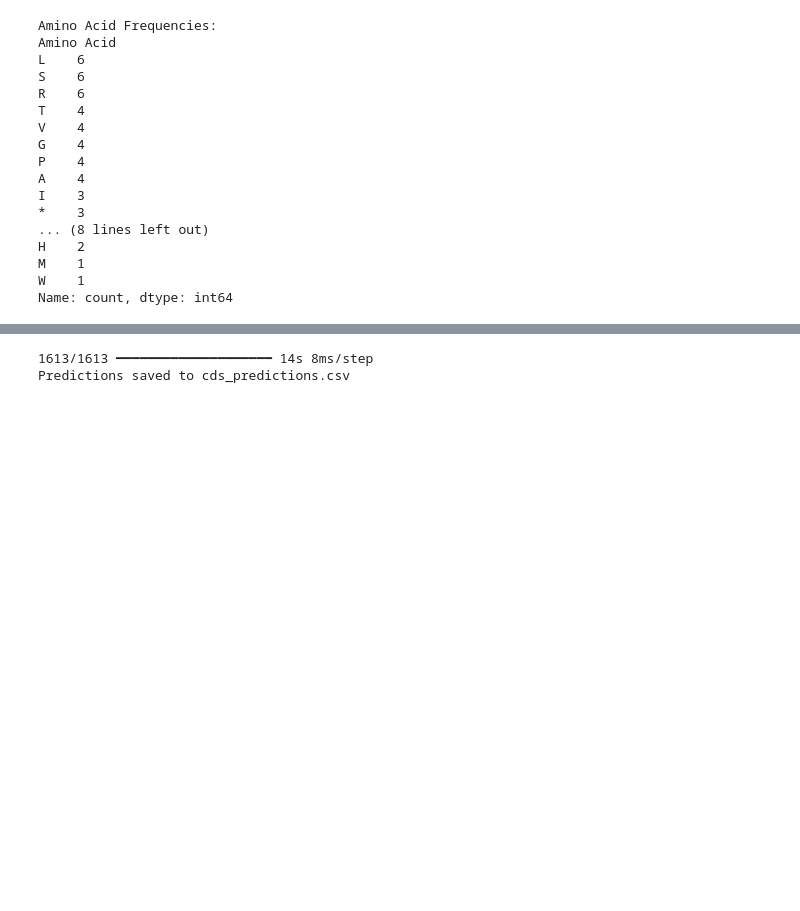
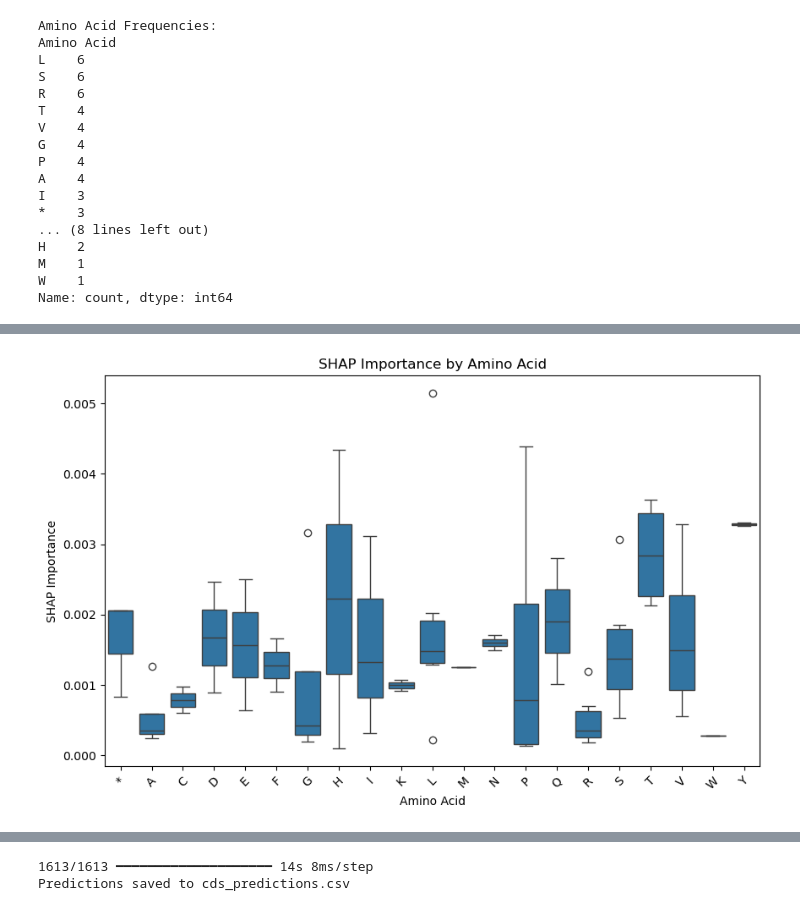
Before and after one commit to shreepatel0527/277B_Final_Project, a Jupyter notebook: most_updated_model.ipynb, the cells around one changed output, grey strips where cells are left out. Drawn from its saved outputs; the diff is of its cells as text; code cells hidden in the pictures; blank space fills up the shorter version.

Commit message:
aa analysis

```diff
--- a/most_updated_model.ipynb
+++ b/most_updated_model.ipynb
@@ -589,3 +594,14 @@ H    2
 M    1
 W    1
 Name: count, dtype: int64
+# %%
+# Aggregate SHAP importance by amino acid
+amino_acid_shap = dna_rna_amino_acid_df.groupby('Amino Acid')['SHAP Importance'].sum()
+
+# Combine counts and SHAP importance
+amino_acid_analysis = pd.DataFrame({
+    'Count': amino_acid_counts,
+    'Total SHAP Importance': amino_acid_shap
+}).sort_values(by='Total SHAP Importance', ascending=False)
+
+amino_acid_analysis
@@ -591,0 +627,14 @@ Name: count, dtype: int64
+# %%
+import matplotlib.pyplot as plt
+import seaborn as sns
+
+# Boxplot of SHAP Importance grouped by Amino Acid
+plt.figure(figsize=(10, 6))
+sns.boxplot(data=dna_rna_amino_acid_df, x='Amino Acid', y='SHAP Importance', order=amino_acid_shap.index)
+plt.title('SHAP Importance by Amino Acid')
+plt.xlabel('Amino Acid')
+plt.ylabel('SHAP Importance')
+plt.xticks(rotation=45)
+plt.show()
+# %% [output]
+[figure, added]
```
Also changed, not shown: parts of 6 cells of this notebook, 1 other file.
